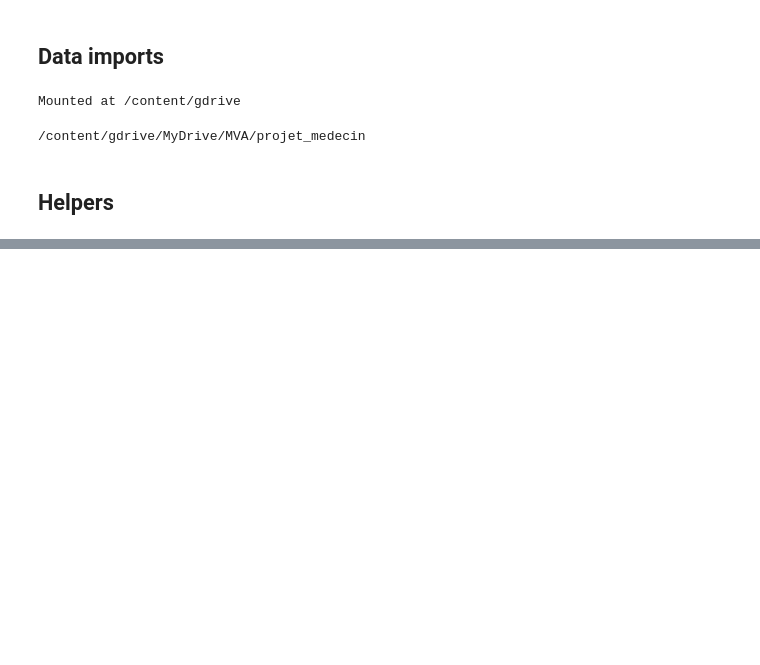
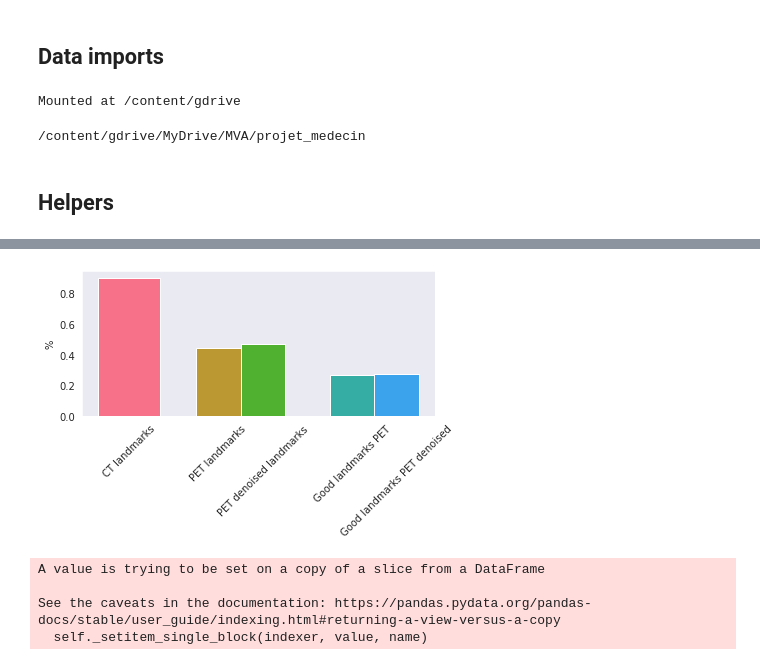
Before and after one commit to SebastianPartarrieu/pet-ct2face, a Jupyter notebook: notebooks/Face_landmarks.ipynb, the cells around one changed output, grey strips where cells are left out. Saved outputs shown, nothing was run; the diff lists cells and outputs as text; code cells hidden in the pictures; blank space fills up the shorter version.

Commit message:
notebook changes and some figures

```diff
--- a/notebooks/Face_landmarks.ipynb
+++ b/notebooks/Face_landmarks.ipynb
@@ -362,0 +227,13 @@ nb_face_detected_pet
+# %%
+mp_drawing = mp.solutions.drawing_utils
+mp_drawing_styles = mp.solutions.drawing_styles
+mp_face_mesh = mp.solutions.face_mesh
+mp_face_detection = mp.solutions.face_detection
+
+face_mesh = mp_face_mesh.FaceMesh(static_image_mode=True,
+                                  max_num_faces=1,
+                                  refine_landmarks=True,
+                                  min_detection_confidence=0.5)
+
+face_detection = mp_face_detection.FaceDetection(model_selection=1,
+                                                 min_detection_confidence=0.5)
@@ -362,0 +321,34 @@ nb_face_detected_pet
+# %%
+good_landmarks_pet = np.sum(np.array(mad_list) < 15.)
+good_landmarks_pet /= len(pet_imgs)
+
+good_landmarks_pet_den = np.sum(np.array(mad_list_denoised) < 15.)
+good_landmarks_pet_den /= len(pet_imgs)
+# %%
+height = [landmarks_detected_ct/len(pet_imgs),
+          landmarks_detected_pet/len(pet_imgs),
+          landmarks_detected_pet_denoised/len(pet_imgs),
+          good_landmarks_pet,
+          good_landmarks_pet_den]
+
+bars = ['CT landmarks',
+        'PET landmarks',
+        'PET denoised landmarks',
+        'Good landmarks PET',
+        'Good landmarks PET denoised']
+# %%
+palette = sns.color_palette('husl')
+# %%
+x_pos = [0., 1., 1.5, 2.5, 3.]
+
+plt.bar(x_pos, height,
+        color=palette[:5],
+        width=[.7, .5, .5, .5, .5])
+
+plt.xticks(x_pos, bars, rotation=45)
+plt.ylabel('%')
+plt.tight_layout()
+plt.savefig('./figs/face_boxplots.png', dpi=300)
+plt.show()
+# %% [output]
+[figure, added]
@@ -362,0 +359,8 @@ nb_face_detected_pet
+# %%
+df_plot['PET'] = 0
+df_plot['PET'].iloc[:len(mad_list)] = mad_list
+# %% [output]
+A value is trying to be set on a copy of a slice from a DataFrame
+
+See the caveats in the documentation: https://pandas.pydata.org/pandas-docs/stable/user_guide/indexing.html#returning-a-view-versus-a-copy
+  self._setitem_single_block(indexer, value, name)
```
Also changed, not shown: parts of 39 cells of this notebook, 3 other files.
